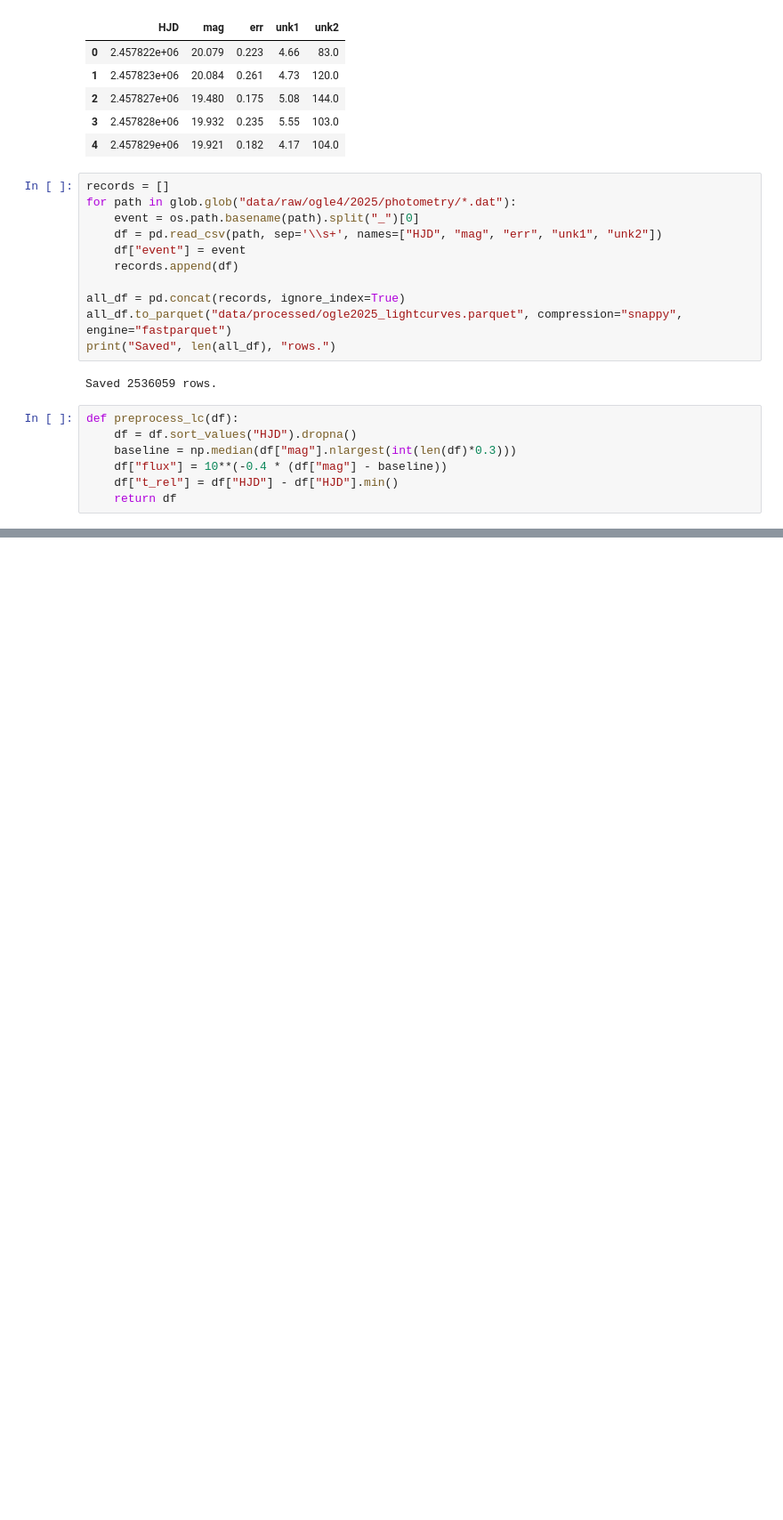
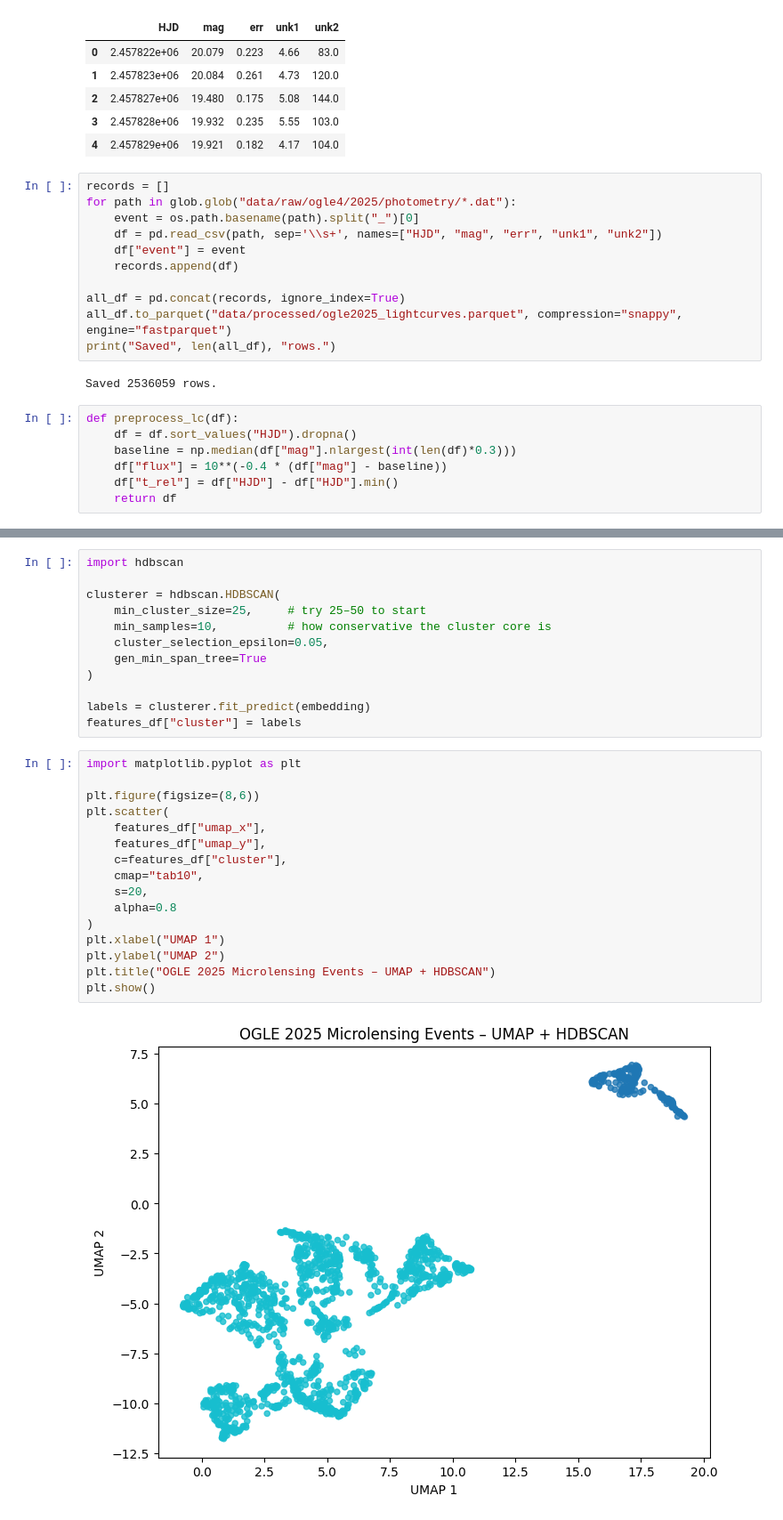
Before and after one commit to abheekda1/ogle-microlensing-automation, a Jupyter notebook: notebooks/01_feature_engineering.ipynb, the cells around one changed output, grey strips where cells are left out. Shown: that part at 89% size. Saved outputs shown, nothing was run; the diff lists cells and outputs as text; blank space fills up the shorter version.

```diff
--- a/notebooks/01_feature_engineering.ipynb
+++ b/notebooks/01_feature_engineering.ipynb
@@ -74,0 +124,30 @@ pd.read_csv("data/features/features_ogle2025.csv")
+# %%
+import hdbscan
+
+clusterer = hdbscan.HDBSCAN(
+    min_cluster_size=25,     # try 25–50 to start
+    min_samples=10,          # how conservative the cluster core is
+    cluster_selection_epsilon=0.05,
+    gen_min_span_tree=True
+)
+
+labels = clusterer.fit_predict(embedding)
+features_df["cluster"] = labels
+# %%
+import matplotlib.pyplot as plt
+
+plt.figure(figsize=(8,6))
+plt.scatter(
+    features_df["umap_x"],
+    features_df["umap_y"],
+    c=features_df["cluster"],
+    cmap="tab10",
+    s=20,
+    alpha=0.8
+)
+plt.xlabel("UMAP 1")
+plt.ylabel("UMAP 2")
+plt.title("OGLE 2025 Microlensing Events – UMAP + HDBSCAN")
+plt.show()
+# %% [output]
+[figure, added]
```
Also changed, not shown: parts of 8 cells of this notebook, 1 other file.
